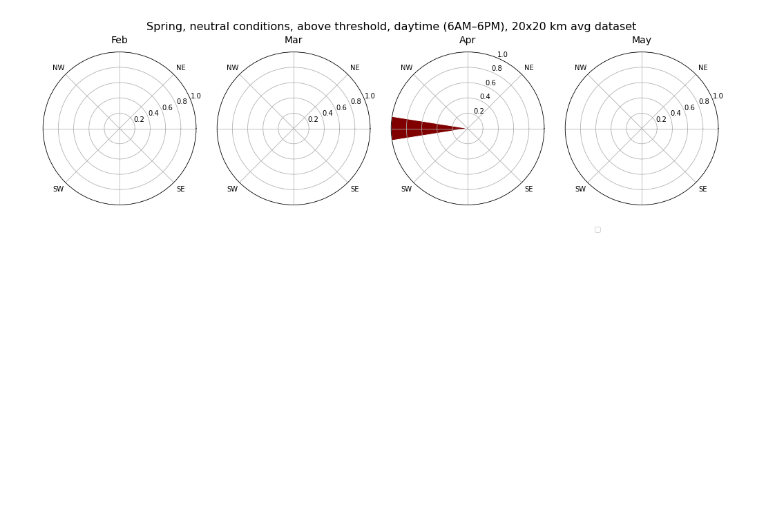
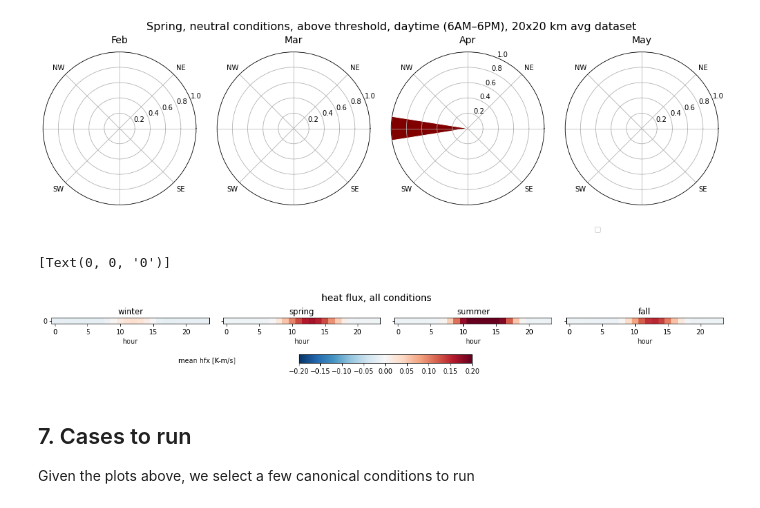
Before and after one commit to rthedin/assessment, a Jupyter notebook: datasets/WINDToolkit/WTKupdate2017_2018.ipynb, the cells around one changed output. Drawn from its saved outputs; the diff is of its cells as text; code cells hidden in the pictures; blank space fills up the shorter version.

Commit message:
Adding some lingering files and changes to main WTK analysis notebook
I'm not sure if these are necessary, but they are lingering around my
directory and decided to add them just in case.

```diff
--- a/datasets/WINDToolkit/WTKupdate2017_2018.ipynb
+++ b/datasets/WINDToolkit/WTKupdate2017_2018.ipynb
@@ -403,7 +406,9 @@ dfcasp['dir'] = pd.cut(dfcasp['winddirection'], bins=winddir_ranges, labels=wind
 The Obukhov length is defined at 2m in the WTK.
 # %%
 for df in dfsc,df20km:
-    df['inverseLeq'] = 1/(- df['ustar']**3 * df['thetav'].xs(2,level='height') / ( k*g*df['hfx_Kms'].xs(0,level='height') ) )
+    #df['inverseLeq'] = 1/(- df['ustar']**3 * df['thetav'].xs(2,level='height') / ( k*g*df['hfx_Kms'].xs(0,level='height') ) )
+    #mithu:
+    df['inverseLeq'] = -1/( (df['ustar']**3 *df['thetav'].xs(2,level='height') ) / ( k*g*df['hfx_Kms'].xs(0,level='height') ) )
     df['zoverL_2m'] = 2*df['inverseL_2m']
     df['zoverLeq'] = 2*df['inverseLeq']
 # %%
@@ -430,3 +435,19 @@ min         -0.729051
 75%          0.190193
 max          8.773102
 Name: zoverLeq, dtype: float64
+# %%
+fig,ax = plt.subplots(nrows=1, ncols=2, figsize=(12,5))
+
+ax[0].set_title(r'single column $z/L$, $z=2$ m', fontsize='x-large')
+ax[1].set_title(r'20x20 km avg $z/L$, $z=2$ m', fontsize='x-large')
+
+for i, df in enumerate([dfsc,df20km]):
+    ax[i].scatter(df['zoverL_2m'], df['zoverLeq'], alpha=0.05)
+    minmax = (-1, 9)
+    ax[i].plot(minmax, minmax, 'r')
+    ax[i].set_xlim(minmax);  ax[i].set_ylim(minmax)
+    ax[i].tick_params(labelsize='large')
+    ax[i].set_xlabel(r'from WIND Toolkit [-]', fontsize='x-large')
+    ax[i].set_ylabel(r'calculated from eq [-]', fontsize='x-large')
+
+# Equation seems to be underestimating for values over z/L > 1 and z/L<8
@@ -1317,3 +1360,40 @@ print('\n\n')
 # %% [output]
 [figure]
 [figure]
+# %%
+# Wind speed over the seasons, at every height for every hour
+zcomp = 0
+
+fig, ax = plt.subplots(nrows=1, ncols=4, sharex=True, sharey=True, figsize=(18,1.2))
+fig.suptitle('heat flux, all conditions',fontsize=14)
+fig.subplots_adjust(hspace=0.18, wspace=0.09)
+
+
+seasonaldata = df20km.groupby(['season','hour','height']).mean()
+for s in range(4):
+    ws = np.zeros(shape=(1,len(hours_u)))
+    for (j,h) in enumerate(hours_u):
+        try:
+            ws[0,j] = seasonaldata.loc[(s,h,zcomp)]['hfx_Kms']
+        except KeyError:
+            ws[0,j] = np.nan
+    p = ax[s].imshow(ws[:,:], origin='lower',vmin=-0.2, vmax=0.2, cmap='RdBu_r')
+    ax[s].set_title(f'{season_names[s]}')
+
+# set titles, labels and colorbar
+cb_ax = fig.add_axes([0.41,-0.23,0.2, 0.15]);  cbar = fig.colorbar(p, cax = cb_ax, orientation='horizontal')
+cb_ax.set_ylabel('mean hfx [K-m/s]',labelpad=180, rotation=0, loc='bottom')
+
+
+for axi in ax:
+    axi.set_xlabel('hour')
+
+ax[0].set_yticks([0])
+ax[0].set_yticklabels([zcomp])
+# %% [output]
+[Text(0, 0, '0')]
+[figure, added]
+# %% [markdown]
+## 7. Cases to run
+
+Given the plots above, we select a few canonical conditions to run
```
Also changed, not shown: parts of 27 cells of this notebook, 4 other files.
